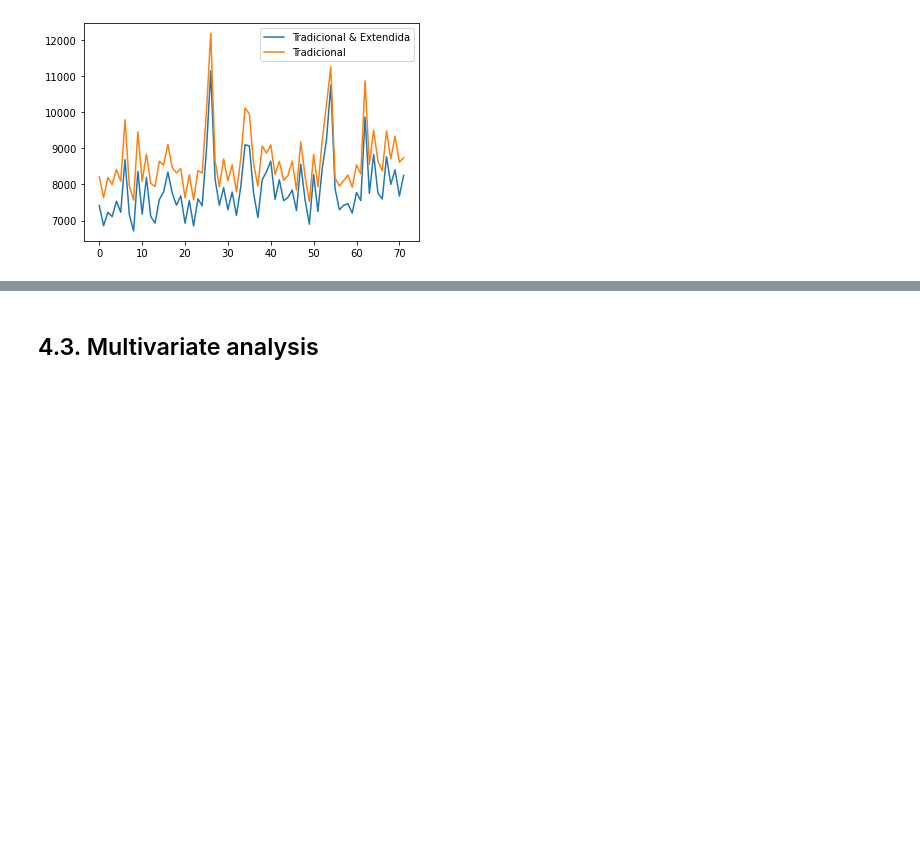
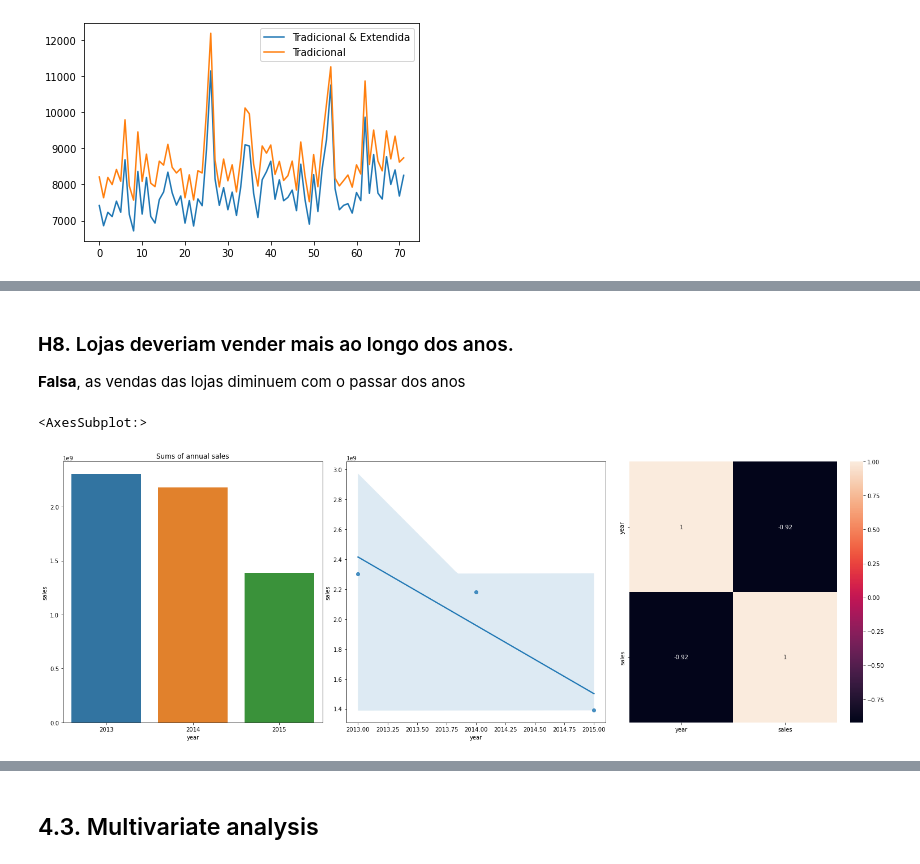
Before and after one commit to Leonamrsm/DS-em-Producao, a Jupyter notebook: Modulo_04/m04_v01_store_sales_prediction.ipynb, the cells around one changed output, grey strips where cells are left out. Drawn from its saved outputs; the diff is of its cells as text; code cells hidden in the pictures; blank space fills up the shorter version.

```diff
--- a/Modulo_04/m04_v01_store_sales_prediction.ipynb
+++ b/Modulo_04/m04_v01_store_sales_prediction.ipynb
@@ -642,0 +659,19 @@ ax.legend( labels=['Tradicional & Extendida', 'Tradicional']);
+# %% [markdown]
+### **H8.** Lojas deveriam vender mais ao longo dos anos.
+**Falsa**, as vendas das lojas diminuem com o passar dos anos
+# %%
+fig, ax = plt.subplots(1, 3, figsize=(21,7))
+fig.tight_layout()
+
+# aux1 = df4[['year', 'sales']].groupby('year').mean().reset_index()
+# sns.barplot(x='year', y='sales', data=aux1, ax=ax[0,0]).set(title='Average annual sales')
+# sns.regplot(x='year', y='sales', data=aux1, ax=ax[0,1])
+# sns.heatmap(aux1.corr(method='pearson'), annot=True, ax=ax[0,2])
+
+aux1 = df4[['year', 'sales']].groupby('year').sum().reset_index()
+sns.barplot(x='year', y='sales', data=aux1, ax=ax[0]).set(title='Sums of annual sales')
+sns.regplot(x='year', y='sales', data=aux1, ax=ax[1])
+sns.heatmap(aux1.corr(method='pearson'), annot=True, ax=ax[2])
+# %% [output]
+<AxesSubplot:>
+[figure, added]
```
Also changed, not shown: parts of 15 cells of this notebook.
